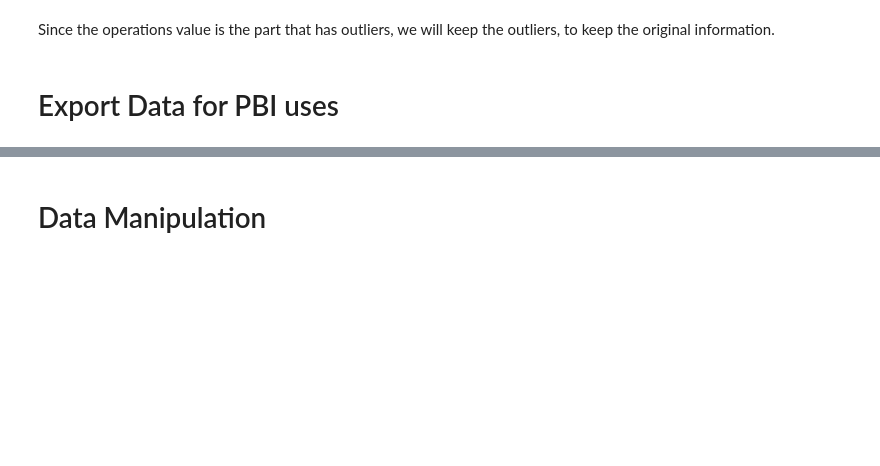
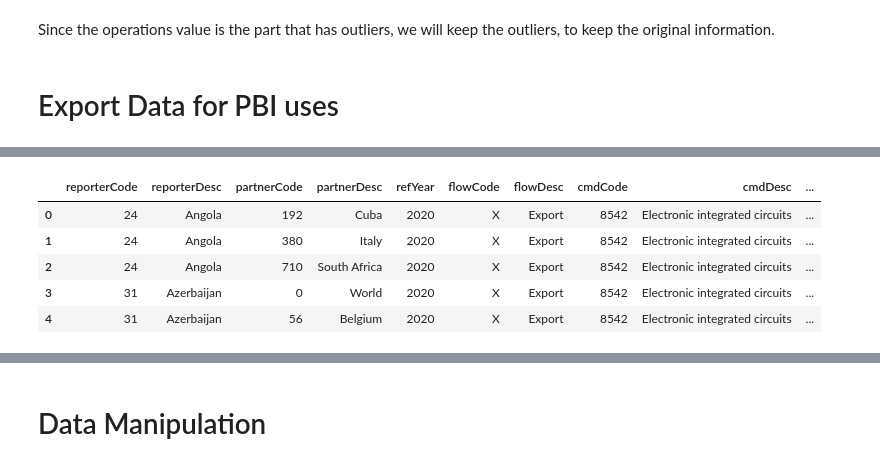
Before and after one commit to rfih/Dibimbing---DSDA, a Jupyter notebook: Final Project/Final.ipynb, the cells around one changed output, grey strips where cells are left out. Saved outputs shown, nothing was run; the diff lists cells and outputs as text; code cells hidden in the pictures; blank space fills up the shorter version.

```diff
--- a/Final Project/Final.ipynb
+++ b/Final Project/Final.ipynb
@@ -633,0 +653,11 @@ df_import.to_excel('df_import.xlsx', index=False)
+# %%
+# Drop rows where 'qty' is zero in df_export
+df_export_qty = df_export[df_export['qty'] != 0].reset_index(drop=True)
+df_export_qty.head()
+# %% [output]
+|  | reporterCode | reporterDesc | partnerCode | partnerDesc | refYear | flowCode | flowDesc | cmdCode | cmdDesc | ... |
+| 0 | 24 | Angola | 192 | Cuba | 2020 | X | Export | 8542 | Electronic integrated circuits | ... |
+| 1 | 24 | Angola | 380 | Italy | 2020 | X | Export | 8542 | Electronic integrated circuits | ... |
+| 2 | 24 | Angola | 710 | South Africa | 2020 | X | Export | 8542 | Electronic integrated circuits | ... |
+| 3 | 31 | Azerbaijan | 0 | World | 2020 | X | Export | 8542 | Electronic integrated circuits | ... |
+| 4 | 31 | Azerbaijan | 56 | Belgium | 2020 | X | Export | 8542 | Electronic integrated circuits | ... |
```
Also changed, not shown: parts of 6 cells of this notebook, 2 other files.
